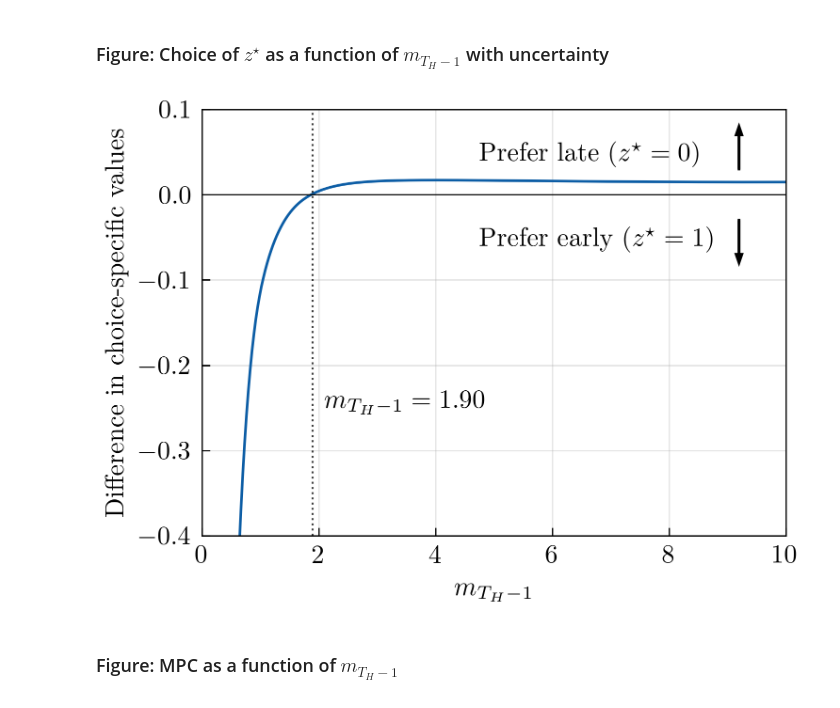
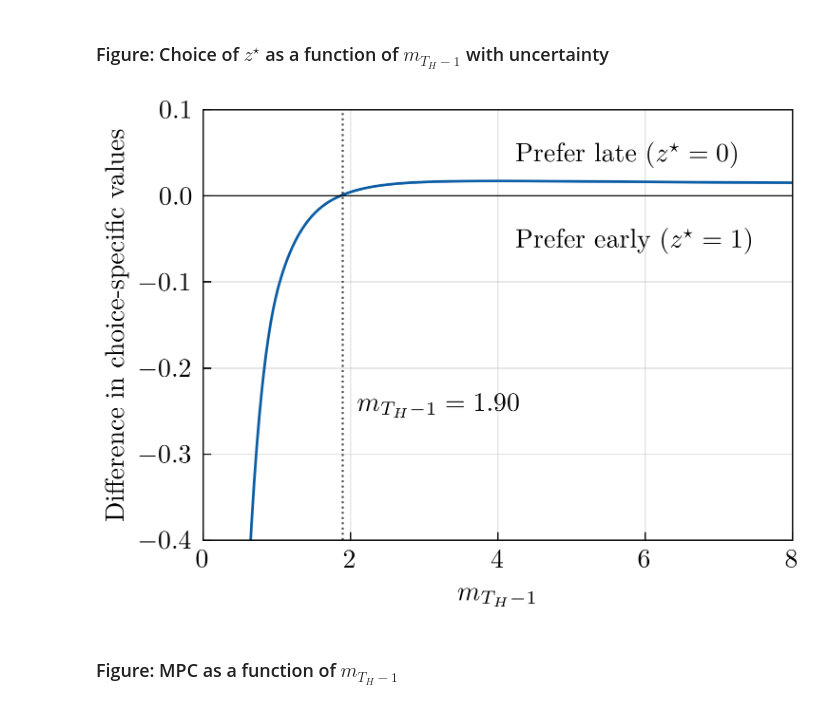
Before and after one commit to JMSundram/DP_TP_21, a Jupyter notebook: RUN_MAIN.ipynb, the cells around one changed output. Drawn from its saved outputs; the diff is of its cells as text; code cells hidden in the pictures.

```diff
--- a/RUN_MAIN.ipynb
+++ b/RUN_MAIN.ipynb
@@ -223,38 +223,38 @@ t = par.TH-1
 min_i_m = 15
 max_i_m = par.Nm
 grid_h = tools.nonlinspace(0,par.h_max,par.Nh,par.h_phi)
 inv_v0 = np.nan + np.zeros(par.Nm)
 inv_v1 = np.nan + np.zeros(par.Nm)
 for i_m in range(par.Nm):
     inv_v0[i_m] = tools.interp_linear_1d_scalar(grid_h, sol.inv_v[t,i_m,0,:], par.alpha)
     inv_v1[i_m] = tools.interp_linear_1d_scalar(grid_h, sol.inv_v[t,i_m,1,:], par.alpha)
 
 # Calculate point at which switch occurs
 pref_early = inv_v0 > inv_v1
 grid_m = tools.nonlinspace(1e-6,par.m_max,par.Nm,par.m_phi)
 switch_m = (grid_m[np.argmin(pref_early)]+grid_m[np.argmin(pref_early-1)])/2
 
 # Draw figure
 grid_m = tools.nonlinspace(1e-6,par.m_max,par.Nm,par.m_phi)
 plt.figure(figsize=(4,3),dpi=dpi)
 plt.grid(alpha=1/3) # Make grid
 plt.minorticks_off() # Remove minor ticks
 plt.tick_params(top=False, right=False) # Remove major ticks on top and right
 plt.plot(grid_m[min_i_m:max_i_m], 1/inv_v0[min_i_m:max_i_m]-1/inv_v1[min_i_m:max_i_m])
 plt.axvline(switch_m,color='black', alpha=3/4, ls=':', lw=3/4)
-plt.xlim([0.0,10])
+plt.xlim([0.0,8])
 plt.ylim([-0.4,0.1])
 plt.xlabel('$m_{{T_H-1}}$')
 plt.ylabel('Difference in choice-specific values')
-plt.annotate('Prefer late ($z^\star=0$)', (4.75,0.04))
-plt.annotate('Prefer early ($z^\star=1$)', (4.75,-0.06))
+plt.annotate('Prefer late ($z^\star=0$)', (4.25,0.04))
+plt.annotate('Prefer early ($z^\star=1$)', (4.25,-0.06))
 plt.arrow(9.2,0.03,0,0.04,head_width=0.1,head_length=0.01,color='black')
 plt.arrow(9.2,-0.03,0,-0.04,head_width=0.1,head_length=0.01,color='black')
 plt.annotate(f'$m_{{T_H-1}}={switch_m:.2f}$', (2.1,-0.25))
 plt.axhline(0,color='black',lw=0.5)
-if save: plt.savefig(r'figs\fig_choice.png')
+if save: plt.savefig(r'figs\fig_choice.pdf')
 # %% [output]
-[figure, old version]
+[figure, new version]
 # %% [markdown]
 ### Figure: MPC as a function of $m_{T_H-1}$
 # %%
```
Also changed, not shown: parts of 12 cells of this notebook, 31 other files.
